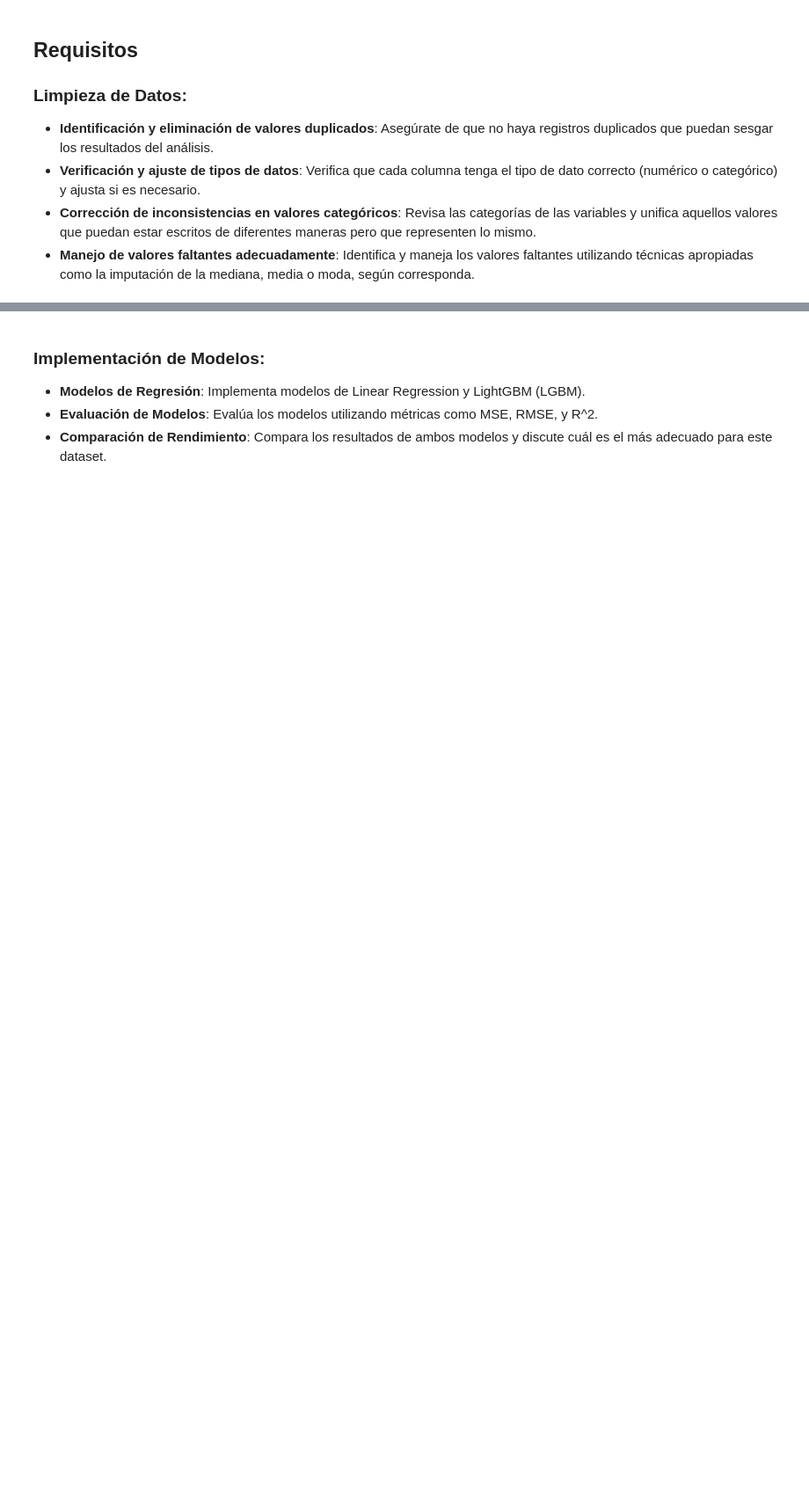
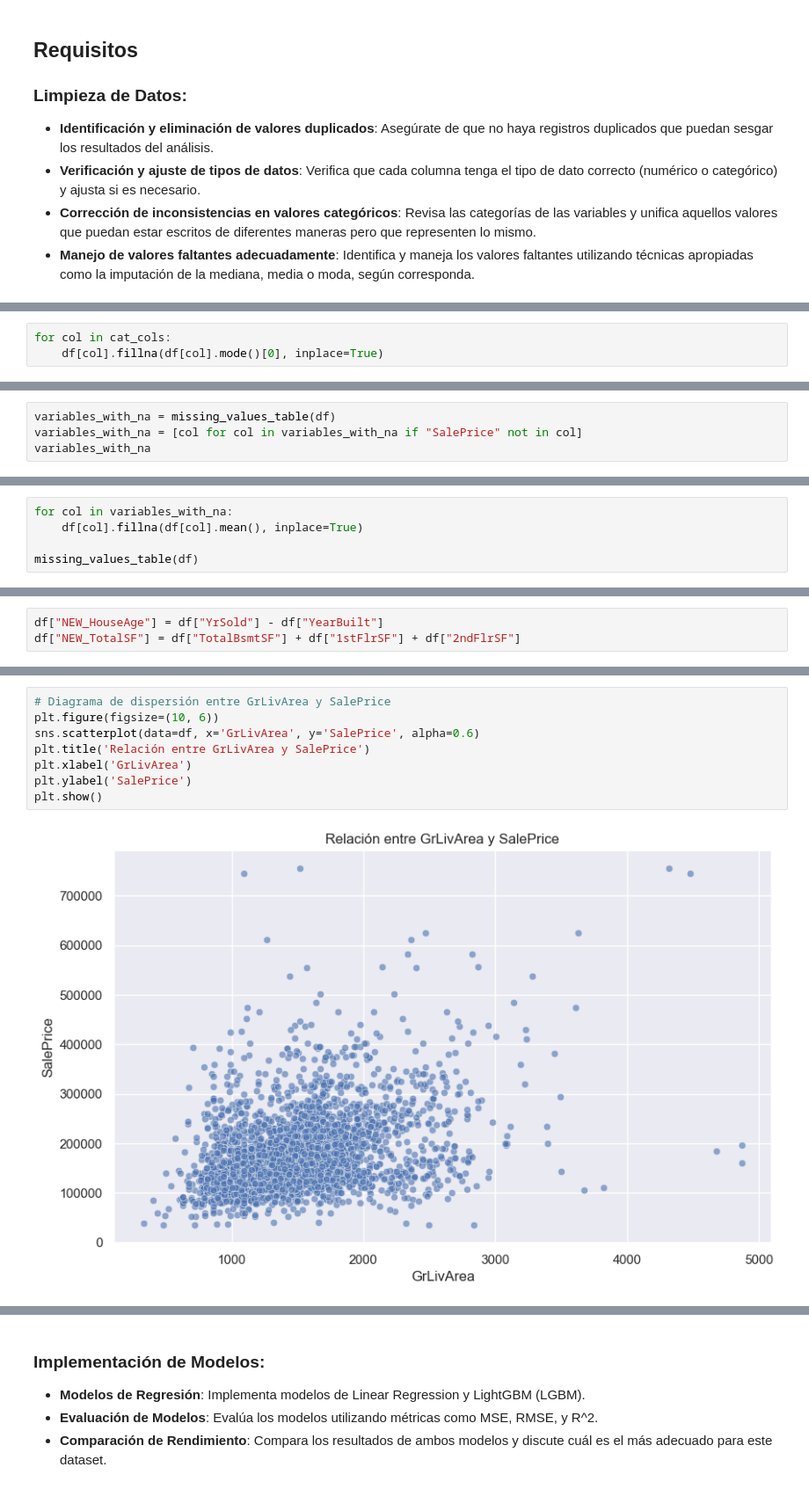
Before and after one commit to romi-escobar/Examen_de_Certificacion-Version_C, a Jupyter notebook: src/Machine_Learning/intento_1.ipynb, the cells around one changed output, grey strips where cells are left out. Shown at 88% size. Cells and saved outputs as stored; diff of their text form; blank space fills up the shorter version.

```diff
--- a/src/Machine_Learning/intento_1.ipynb
+++ b/src/Machine_Learning/intento_1.ipynb
@@ -96,0 +469,3 @@ El **«House Prices Dataset»** contiene datos sobre diversas características d
+# %%
+for col in cat_cols:
+    df[col].fillna(df[col].mode()[0], inplace=True)
@@ -96,0 +494,4 @@ El **«House Prices Dataset»** contiene datos sobre diversas características d
+# %%
+variables_with_na = missing_values_table(df)
+variables_with_na = [col for col in variables_with_na if "SalePrice" not in col]
+variables_with_na
@@ -96,0 +517,5 @@ El **«House Prices Dataset»** contiene datos sobre diversas características d
+# %%
+for col in variables_with_na:
+    df[col].fillna(df[col].mean(), inplace=True)
+
+missing_values_table(df)
@@ -97,3 +535,6 @@ El **«House Prices Dataset»** contiene datos sobre diversas características d
+# %%
+df["NEW_HouseAge"] = df["YrSold"] - df["YearBuilt"]
+df["NEW_TotalSF"] = df["TotalBsmtSF"] + df["1stFlrSF"] + df["2ndFlrSF"]
 # %% [markdown]
 ### Exploración de Datos:
 * **Visualizaciones univariadas y multivariadas**: Crea histogramas, gráficos de barras, diagramas de dispersión y mapas de calor para entender la distribución y las relaciones entre las variables.
@@ -100,0 +593,10 @@ El **«House Prices Dataset»** contiene datos sobre diversas características d
+# %%
+# Diagrama de dispersión entre GrLivArea y SalePrice
+plt.figure(figsize=(10, 6))
+sns.scatterplot(data=df, x='GrLivArea', y='SalePrice', alpha=0.6)
+plt.title('Relación entre GrLivArea y SalePrice')
+plt.xlabel('GrLivArea')
+plt.ylabel('SalePrice')
+plt.show()
+# %% [output]
+[figure, added]
```
Also changed, not shown: parts of 64 cells of this notebook, 1 other file.
